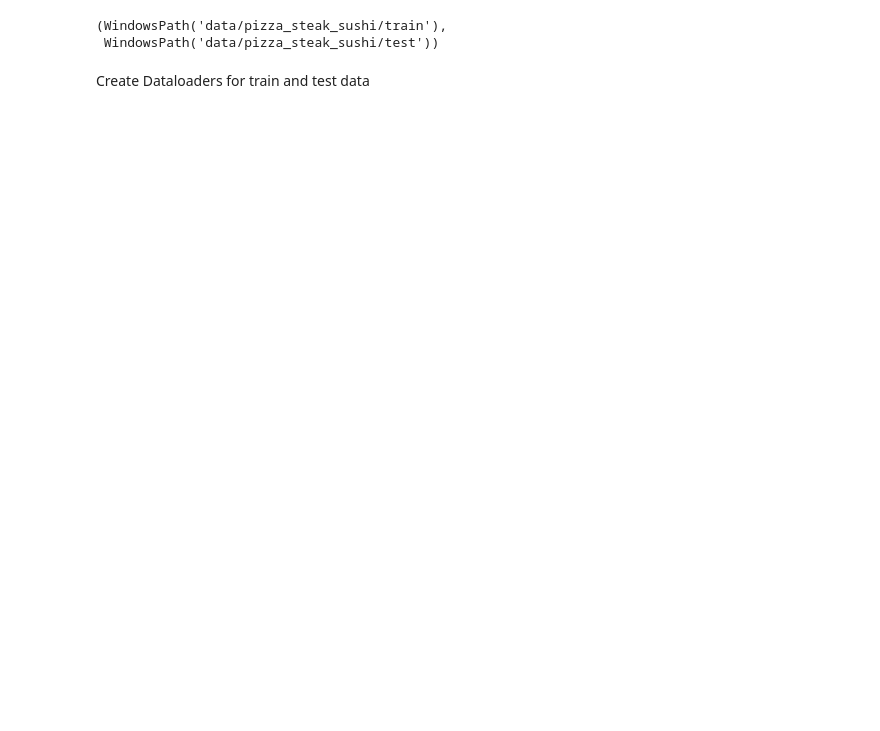
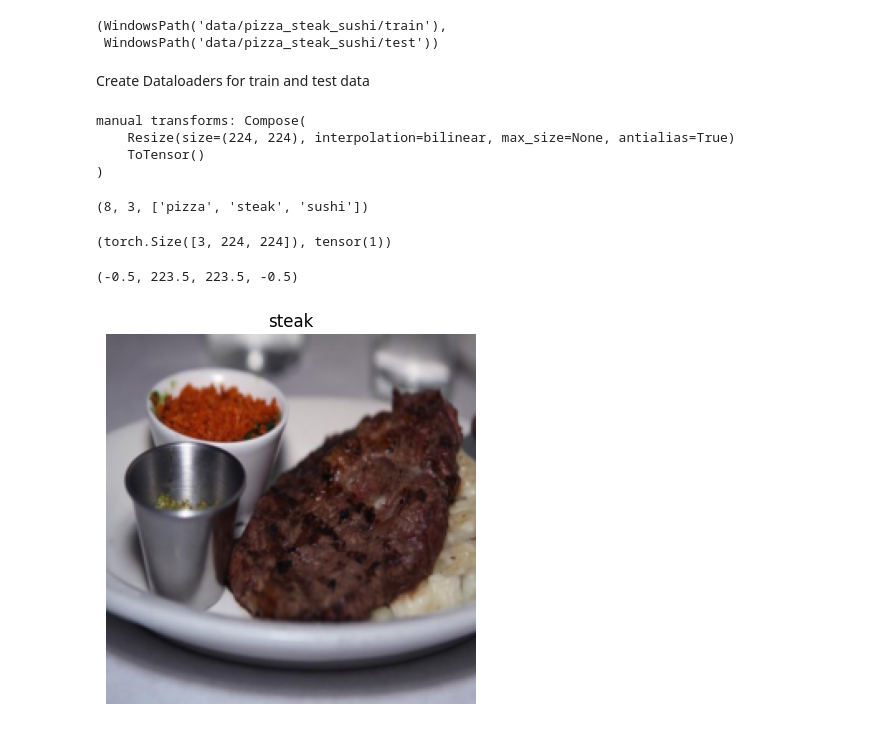
Before and after one commit to AlexanderWeismannn/ML-Paper-Replication, a Jupyter notebook: ML_Paper_Replica/pytorch_replication.ipynb, the cells around one changed output. Saved outputs shown, nothing was run; the diff lists cells and outputs as text; code cells hidden in the pictures; blank space fills up the shorter version.

Commit message:
Initial dataloaders and values

```diff
--- a/ML_Paper_Replica/pytorch_replication.ipynb
+++ b/ML_Paper_Replica/pytorch_replication.ipynb
@@ -57,0 +54,50 @@ Create Dataloaders for train and test data
+# %%
+#Create Datasets and Dataloaders
+from torchvision import transforms
+from going_modular.going_modular import data_setup
+IMG_SIZE = 224 # table 3
+
+#transforms pipeline
+manual_transforms = transforms.Compose([
+    transforms.Resize((IMG_SIZE,IMG_SIZE)),
+    transforms.ToTensor()
+])
+
+print(f"manual transforms: {manual_transforms}")
+# %% [output]
+manual transforms: Compose(
+    Resize(size=(224, 224), interpolation=bilinear, max_size=None, antialias=True)
+    ToTensor()
+)
+# %%
+#create batch size, starting small
+BATCH_SIZE = 32
+train_dataloader, test_dataloader, class_names = data_setup.create_dataloaders(
+    train_dir=train_dir,
+    test_dir=test_dir,
+    transform=manual_transforms,
+    batch_size=BATCH_SIZE
+)
+# %%
+len(train_dataloader),len(test_dataloader),class_names
+# %% [output]
+(8, 3, ['pizza', 'steak', 'sushi'])
+# %%
+#single image visualization
+import random
+import numpy as np
+import matplotlib.pyplot as plt
+
+img_batch, label_batch = next(iter(train_dataloader))
+img,label = img_batch[0],label_batch[0]
+
+img.shape, label
+# %% [output]
+(torch.Size([3, 224, 224]), tensor(1))
+# %%
+plt.imshow(img.permute(1,2,0))
+plt.title(class_names[label])
+plt.axis(False)
+# %% [output]
+(-0.5, 223.5, 223.5, -0.5)
+[figure, added]
```
Also changed, not shown: parts of 3 cells of this notebook.
